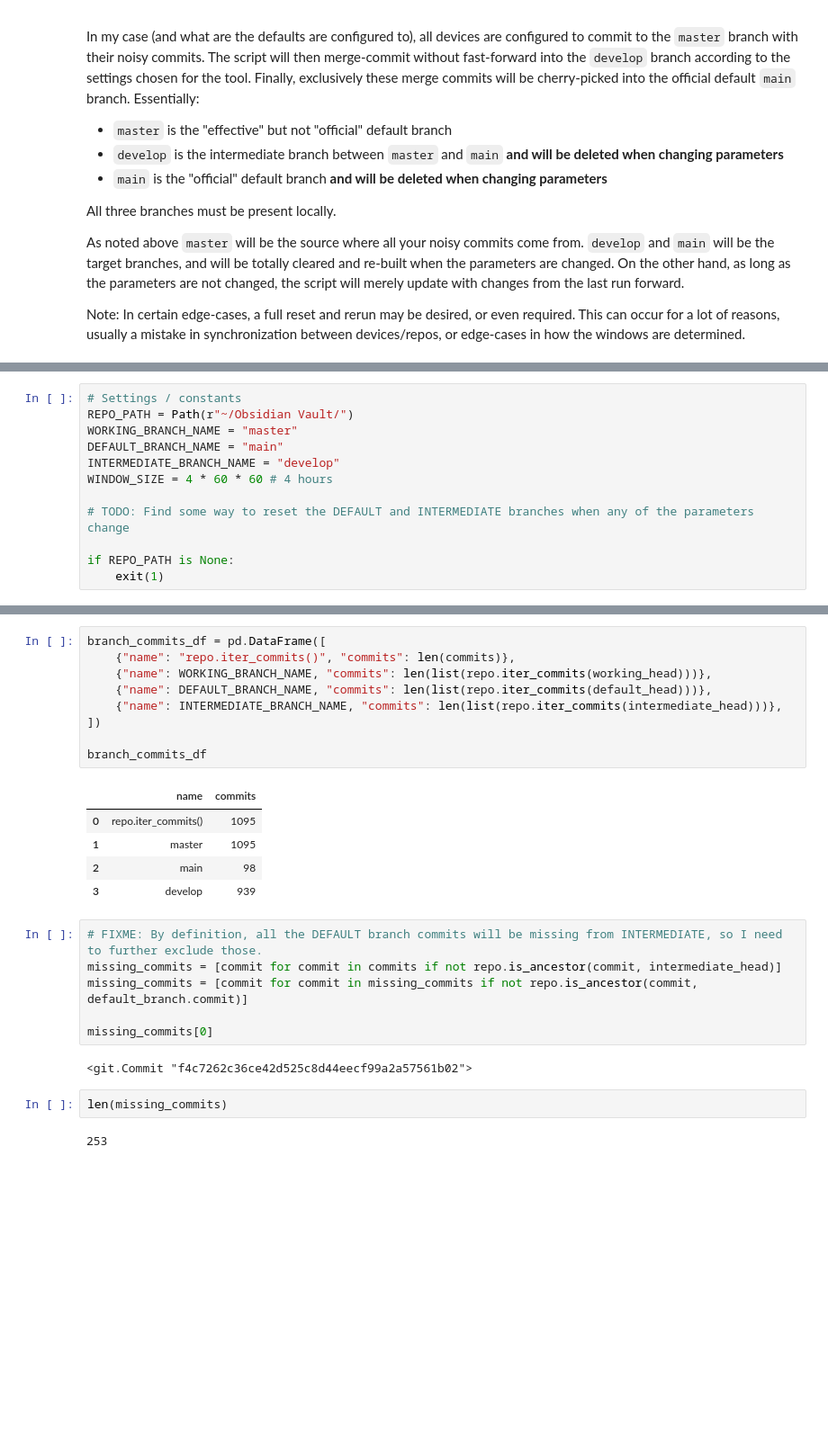
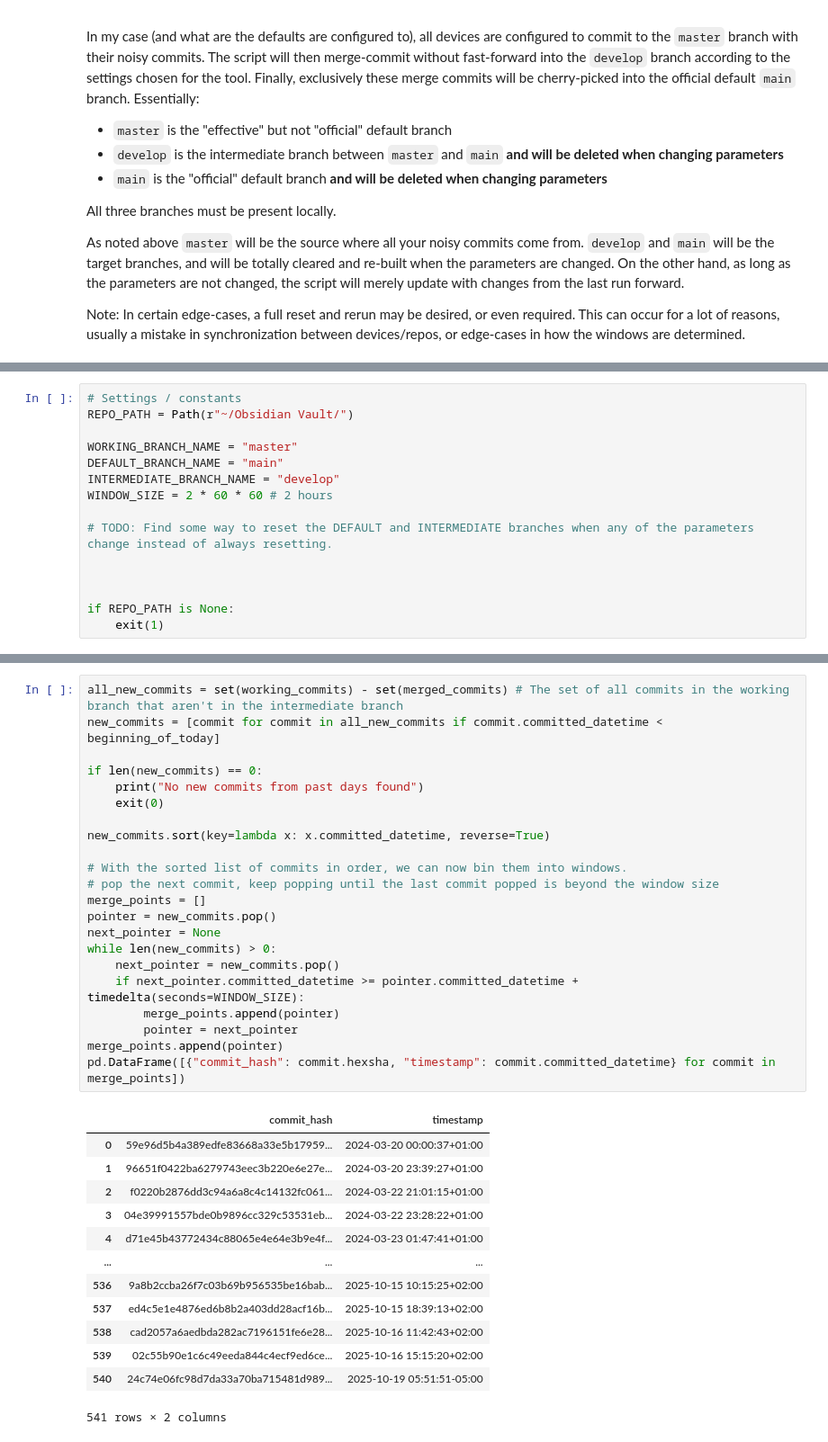
Before and after one commit to jfreuden/obidian-git-overcommiting, a Jupyter notebook: notebooks/compress-commit-spam.ipynb, the cells around one changed output, grey strips where cells are left out. Shown at 90% size. Saved outputs shown, nothing was run; the diff lists cells and outputs as text; blank space fills up the shorter version.

Commit message:
MVP complete, needs cleanup and doku

```diff
--- a/notebooks/compress-commit-spam.ipynb
+++ b/notebooks/compress-commit-spam.ipynb
@@ -59,12 +57,15 @@ Requirement already satisfied: six>=1.5 in /nix/store/ngajhc00a427l3r1mb54klb0zm
 # %%
 # Settings / constants
 REPO_PATH = Path(r"~/Obsidian Vault/")
+
 WORKING_BRANCH_NAME = "master"
 DEFAULT_BRANCH_NAME = "main"
 INTERMEDIATE_BRANCH_NAME = "develop"
-WINDOW_SIZE = 4 * 60 * 60 # 4 hours
+WINDOW_SIZE = 2 * 60 * 60 # 2 hours
 
-# TODO: Find some way to reset the DEFAULT and INTERMEDIATE branches when any of the parameters change
+# TODO: Find some way to reset the DEFAULT and INTERMEDIATE branches when any of the parameters change instead of always resetting.
+
+
 
 if REPO_PATH is None:
     exit(1)
@@ -86,27 +90,36 @@ len(commits)
-# %%
-branch_commits_df = pd.DataFrame([
-    {"name": "repo.iter_commits()", "commits": len(commits)},
-    {"name": WORKING_BRANCH_NAME, "commits": len(list(repo.iter_commits(working_head)))},
-    {"name": DEFAULT_BRANCH_NAME, "commits": len(list(repo.iter_commits(default_head)))},
-    {"name": INTERMEDIATE_BRANCH_NAME, "commits": len(list(repo.iter_commits(intermediate_head)))},
-])
-
-branch_commits_df
-# %% [output]
-|  | name | commits |
-| 0 | repo.iter_commits() | 1095 |
-| 1 | master | 1095 |
-| 2 | main | 98 |
-| 3 | develop | 939 |
-# %%
-# FIXME: By definition, all the DEFAULT branch commits will be missing from INTERMEDIATE, so I need to further exclude those.
-missing_commits = [commit for commit in commits if not repo.is_ancestor(commit, intermediate_head)]
-missing_commits = [commit for commit in missing_commits if not repo.is_ancestor(commit, default_branch.commit)]
-
-missing_commits[0]
-# %% [output]
-<git.Commit "f4c7262c36ce42d525c8d44eecf99a2a57561b02">
-# %%
-len(missing_commits)
-# %% [output]
-253
+# %%
+all_new_commits = set(working_commits) - set(merged_commits) # The set of all commits in the working branch that aren't in the intermediate branch
+new_commits = [commit for commit in all_new_commits if commit.committed_datetime < beginning_of_today]
+
+if len(new_commits) == 0:
+    print("No new commits from past days found")
+    exit(0)
+
+new_commits.sort(key=lambda x: x.committed_datetime, reverse=True)
+
+# With the sorted list of commits in order, we can now bin them into windows.
+# pop the next commit, keep popping until the last commit popped is beyond the window size
+merge_points = []
+pointer = new_commits.pop()
+next_pointer = None
+while len(new_commits) > 0:
+    next_pointer = new_commits.pop()
+    if next_pointer.committed_datetime >= pointer.committed_datetime + timedelta(seconds=WINDOW_SIZE):
+        merge_points.append(pointer)
+        pointer = next_pointer
+merge_points.append(pointer)
+pd.DataFrame([{"commit_hash": commit.hexsha, "timestamp": commit.committed_datetime} for commit in merge_points])
+# %% [output]
+|  | commit_hash | timestamp |
+| 0 | 59e96d5b4a389edfe83668a33e5b17959... | 2024-03-20 00:00:37+01:00 |
+| 1 | 96651f0422ba6279743eec3b220e6e27e... | 2024-03-20 23:39:27+01:00 |
+| 2 | f0220b2876dd3c94a6a8c4c14132fc061... | 2024-03-22 21:01:15+01:00 |
+| 3 | 04e39991557bde0b9896cc329c53531eb... | 2024-03-22 23:28:22+01:00 |
+| 4 | d71e45b43772434c88065e4e64e3b9e4f... | 2024-03-23 01:47:41+01:00 |
+| ... | ... | ... |
+| 536 | 9a8b2ccba26f7c03b69b956535be16bab... | 2025-10-15 10:15:25+02:00 |
+| 537 | ed4c5e1e4876ed6b8b2a403dd28acf16b... | 2025-10-15 18:39:13+02:00 |
+| 538 | cad2057a6aedbda282ac7196151fe6e28... | 2025-10-16 11:42:43+02:00 |
+| 539 | 02c55b90e1c6c49eeda844c4ecf9ed6ce... | 2025-10-16 15:15:20+02:00 |
+| 540 | 24c74e06fc98d7da33a70ba715481d989... | 2025-10-19 05:51:51-05:00 |
+541 rows × 2 columns
```
Also changed, not shown: parts of 11 cells of this notebook.
